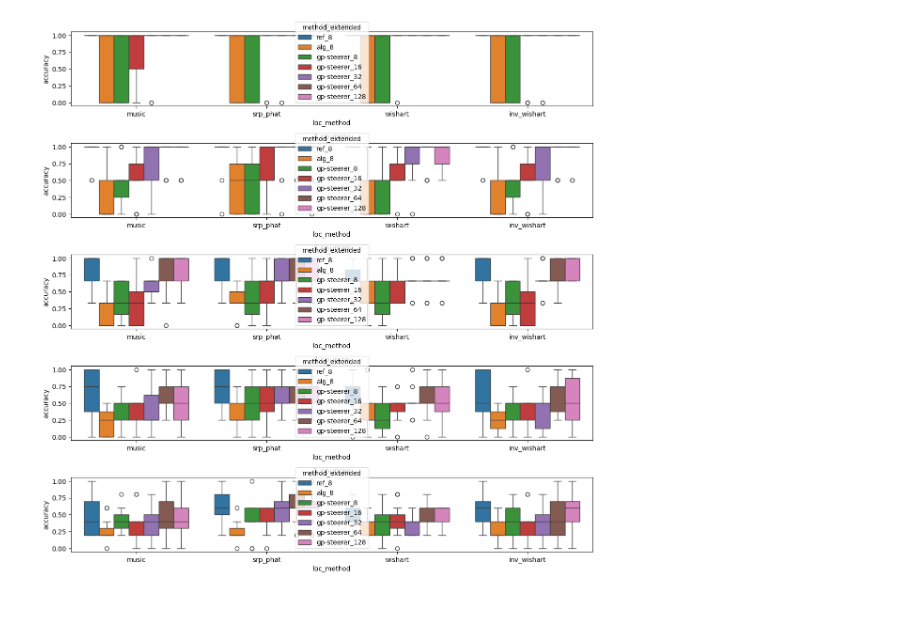
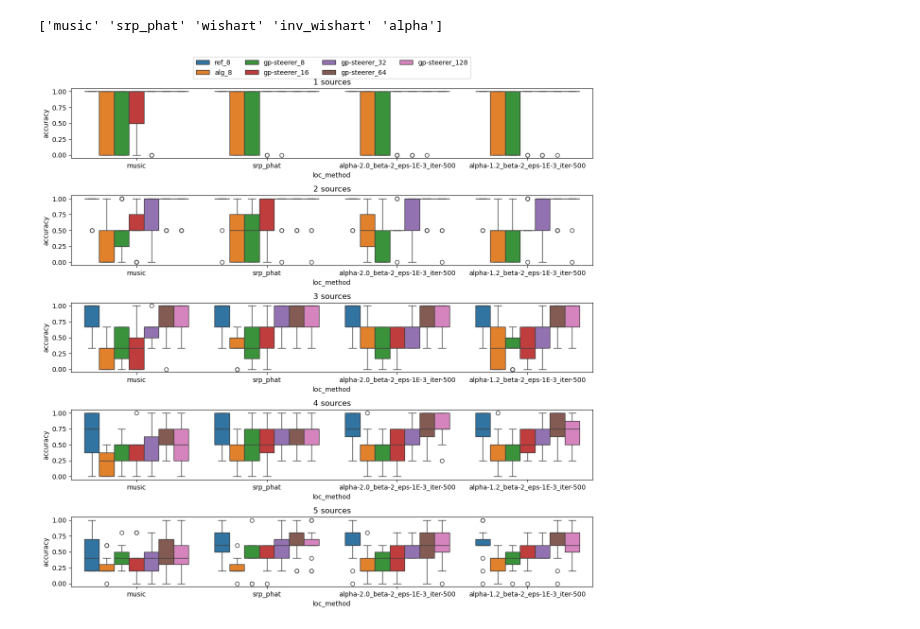
Before and after one commit to Chutlhu/shamans, a Jupyter notebook: analysize_results_exp3.ipynb, the cells around one changed output. Saved outputs shown, nothing was run; the diff lists cells and outputs as text; code cells hidden in the pictures.

```diff
--- a/analysize_results_exp3.ipynb
+++ b/analysize_results_exp3.ipynb
@@ -105,6 +87,49 @@ accuracy for 5 degree, the higher the better
 |  |  |  | music | 1.000000 | 0.933333 | 0.800000 | 0.633333 | 0.493333 |
 |  |  |  | srp_phat | 1.000000 | 0.900000 | 0.822222 | 0.733333 | 0.640000 |
 |  |  |  | wishart | 1.000000 | 0.900000 | 0.711111 | 0.550000 | 0.493333 |
+# %%
+n_max_sources = np.max(df_merge['n_sources'])
+loc_methods = np.unique(df_merge['loc_method'])
+sv_methods = np.unique(df_merge['sv_method'])
+
+fig, axarr = plt.subplots(n_max_sources, 1, figsize=(12, 12))
+
+df_merge['loc_method_simple'] = df_merge['loc_method'].apply(lambda x: x.split('-')[0])
+
+print(df_merge['loc_method_simple'].unique())
+
+for i, n_sources in enumerate(range(n_max_sources)):
+    # for j, loc_method in enumerate(loc_methods):
+
+        df_ = df_merge[
+                (df_merge['seed'] == 13)
+            & (df_merge['threshold'] == 10)
+            & (df_merge['n_sources'] == n_sources+1)
+            & (df_merge['record_id'] == 's0')
+            & (df_merge['duration'] == 0.5)
+            & (df_merge['loc_method_simple'].isin(['srp_phat', 'music', 'alpha']))
+        ]
+
+        df_ = df_.assign(method_extended=df_['sv_method'] + '_' + df_['nObs'].astype(str))
+
+        sns.boxplot(
+            data=df_,
+            x='loc_method',
+            y='accuracy',
+            # y='mean_error',
+            hue='method_extended',
+            ax=axarr[i],
+        )
+        # place legend above plot
+        if i == 0:
+            axarr[i].legend(loc='upper center', bbox_to_anchor=(0.5, 1.5), ncol=4)
+        else:
+            axarr[i].get_legend().remove()
+        axarr[i].set_title(f'{n_sources+1} sources')
+plt.tight_layout()
+# %% [output]
+['music' 'srp_phat' 'wishart' 'inv_wishart' 'alpha']
+[figure, added]
 # %%
 n_max_sources = np.max(df_merge['n_sources'])
 loc_methods = np.unique(df_merge['loc_method'])
@@ -136,5 +161,3 @@ for i, n_sources in enumerate(range(n_max_sources)):
         )
         axarr[i].set_title(f'{n_sources+1} sources')
 plt.tight_layout()
-# %% [output]
-[figure, removed]
```
Also changed, not shown: parts of 3 cells of this notebook, 4 other files.
